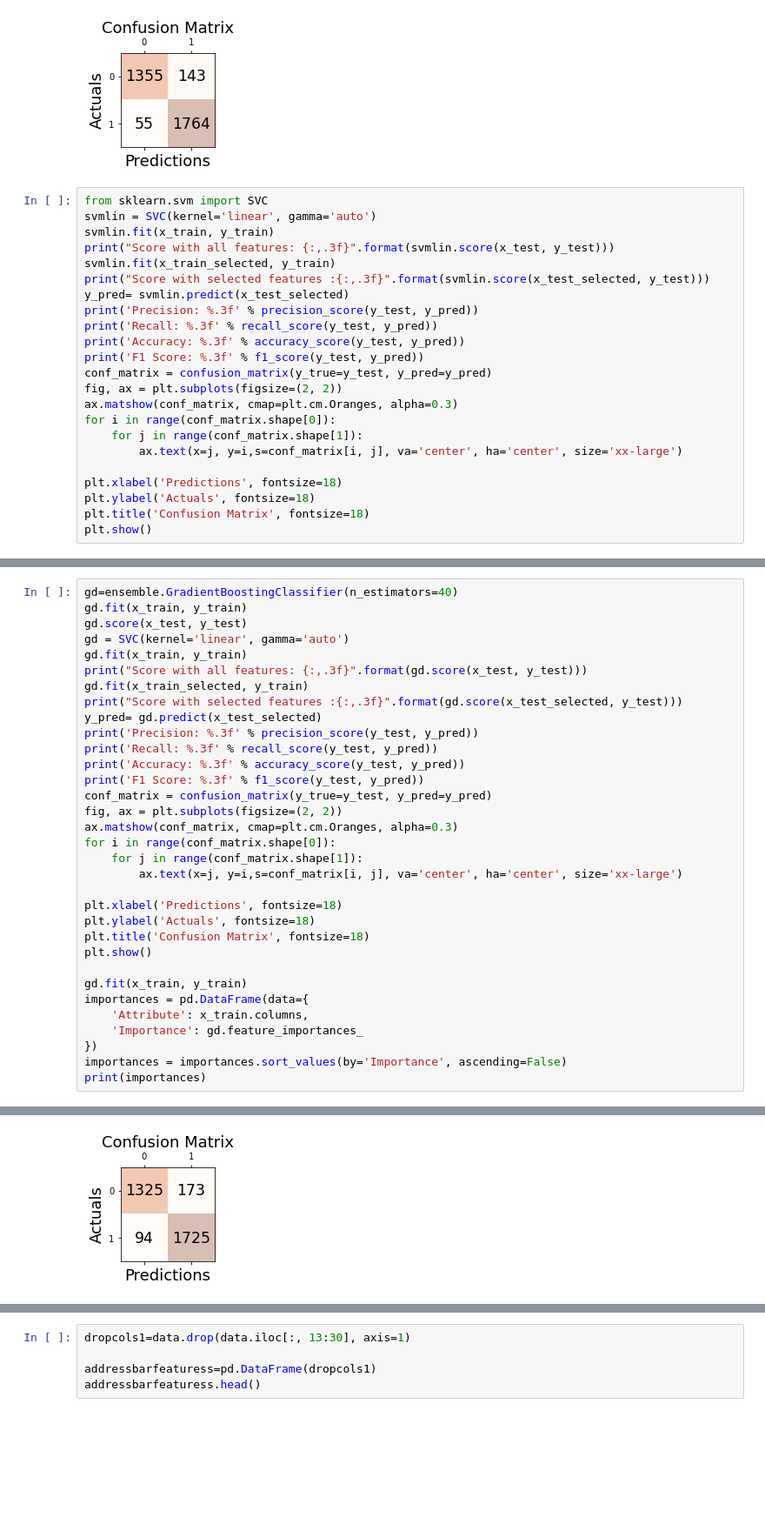
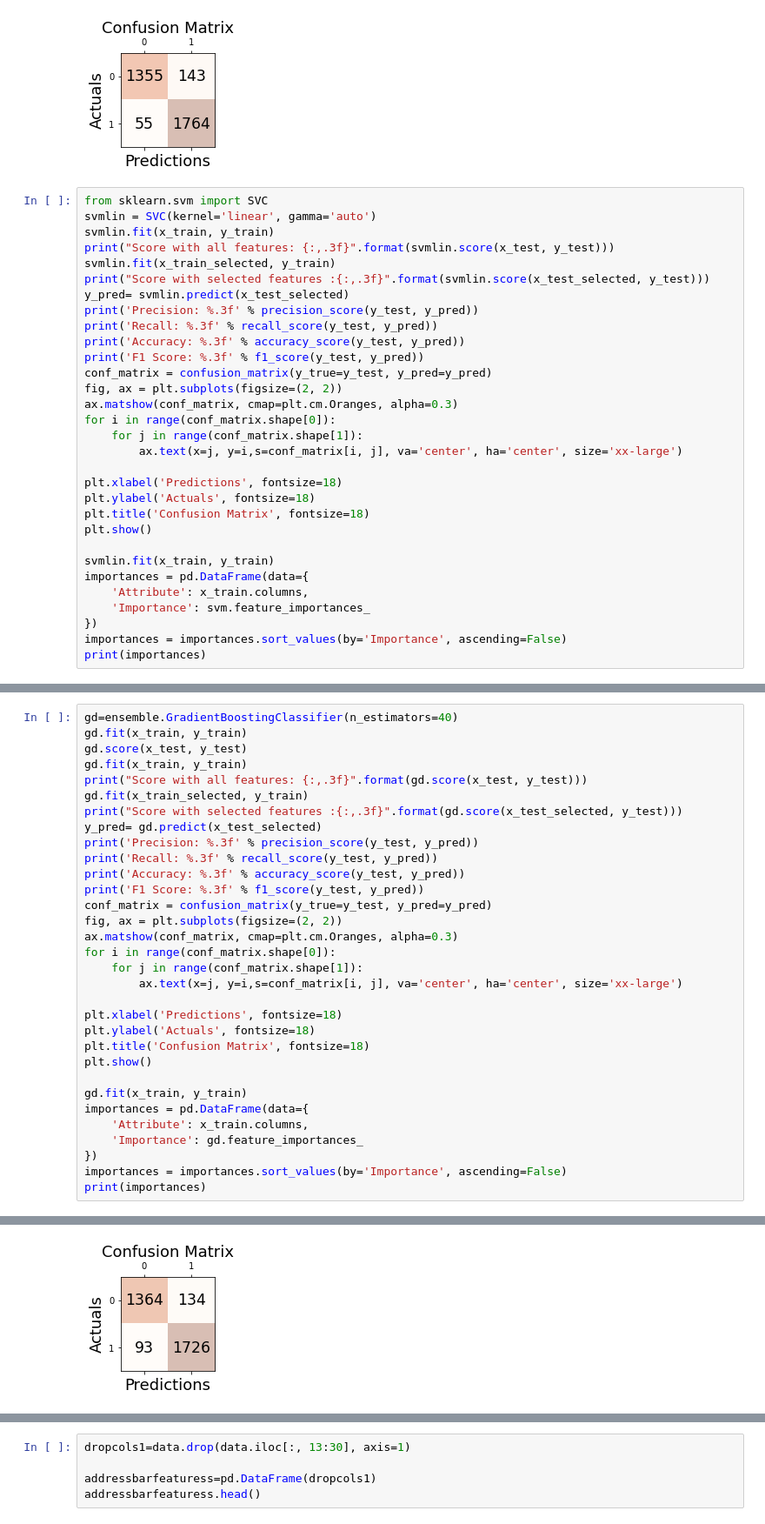
Before and after one commit to marwaalbaser/marwaalbaser, a Jupyter notebook: spam-detection1.ipynb, the cells around one changed output, grey strips where cells are left out. Shown at 87% size. Cells and saved outputs as stored; diff of their text form; blank space fills up the shorter version.

```diff
--- a/spam-detection1.ipynb
+++ b/spam-detection1.ipynb
@@ -398,3 +398,11 @@ plt.xlabel('Predictions', fontsize=18)
 plt.ylabel('Actuals', fontsize=18)
 plt.title('Confusion Matrix', fontsize=18)
 plt.show()
+
+svmlin.fit(x_train, y_train)
+importances = pd.DataFrame(data={
+    'Attribute': x_train.columns,
+    'Importance': svm.feature_importances_
+})
+importances = importances.sort_values(by='Importance', ascending=False)
+print(importances)
@@ -410,7 +410,6 @@ F1 Score: 0.928
 gd=ensemble.GradientBoostingClassifier(n_estimators=40)
 gd.fit(x_train, y_train)
 gd.score(x_test, y_test)
-gd = SVC(kernel='linear', gamma='auto')
 gd.fit(x_train, y_train)
 print("Score with all features: {:,.3f}".format(gd.score(x_test, y_test)))
 gd.fit(x_train_selected, y_train)
@@ -449 +448 @@ F1 Score: 0.928
-[figure, old version]
+[figure, new version]
```
Also changed, not shown: parts of 2 cells of this notebook.
